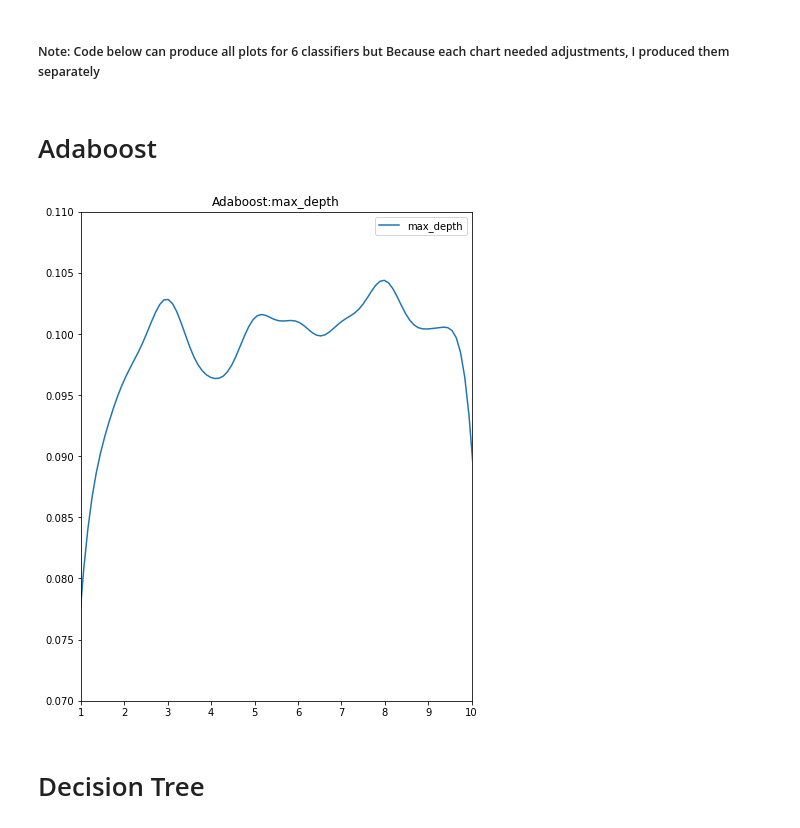
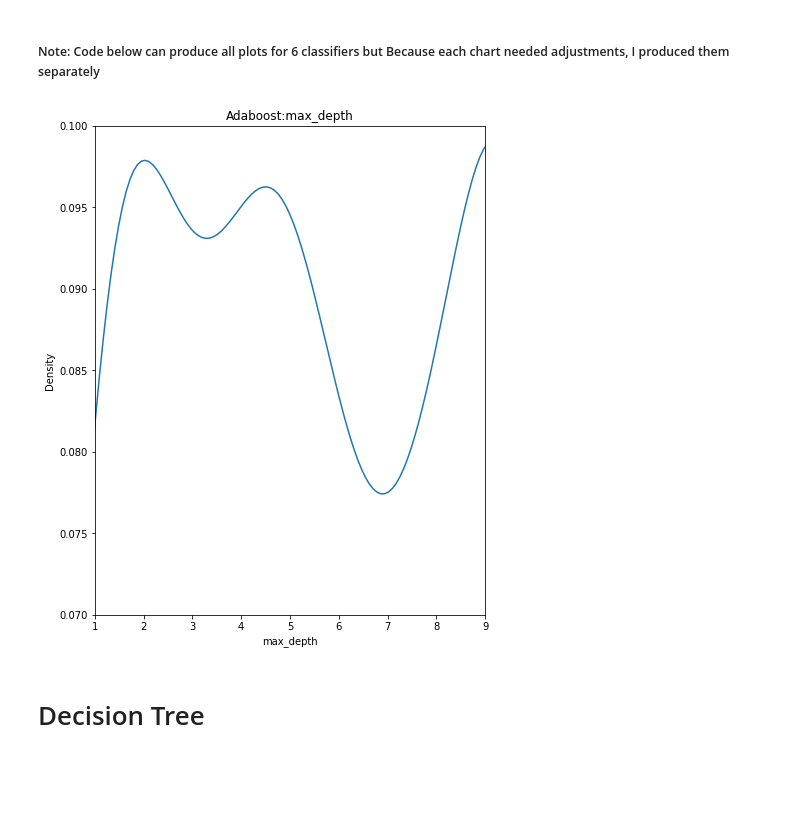
Before and after one commit to DataSystemsGroupUT/HyperParameterTunability, a Jupyter notebook: notebooks/create_KDE_Plots.ipynb, the cells around one changed output. Drawn from its saved outputs; the diff is of its cells as text; code cells hidden in the pictures; blank space fills up the shorter version.

Commit message:
Modified KDE plots by excuding auc=1

```diff
--- a/notebooks/create_KDE_Plots.ipynb
+++ b/notebooks/create_KDE_Plots.ipynb
@@ -32,10 +32,15 @@ def cls_kde_plot(file_path,cls,important_hyperparameter,x1,x2,y1,y2,b=0,kernel=N
 
     for item in df.dataset.unique():
 
-
         df_dataset=df.loc[df['dataset'] == item ]
         #max_auc=max(df_dataset["CV_auc"])
-        df_row=df_dataset.loc[df_dataset['CV_auc'] == max(df_dataset["CV_auc"]) ]
+        df_dataset=df_dataset[df_dataset['CV_auc']<1.0]
+        # df_dataset=df_dataset[df_dataset['CV_auc']>0.5]
+        if df_dataset.empty:
+            continue
+        else:
+            df_row=df_dataset.loc[df_dataset['CV_auc'] == max(df_dataset["CV_auc"]) ]
+        df_row=df_row.head(1)
         df_total = df_total.append(df_row)
 
     if kernel!= None:
@@ -64,12 +69,10 @@ def cls_kde_plot(file_path,cls,important_hyperparameter,x1,x2,y1,y2,b=0,kernel=N
         plt.savefig(f"../output_plots/{cls}_{important_hyperparameter}_{kernel}.png" )
     else:
         plt.savefig(f"../output_plots/{cls}_{important_hyperparameter}.png")
-# %% [markdown]
-#  Adaboost
 # %%
-cls_kde_plot("../PerformanceData/AB_results_total.csv","Adaboost","max_depth",1,10,0.07,0.11)
+cls_kde_plot("../PerformanceData/AB_results_total.csv","Adaboost","max_depth",1,9,0.07,0.1)
 # %% [output]
-[figure, old version]
+[figure, new version]
 # %% [markdown]
 # Decision Tree
 # %%
```
Also changed, not shown: parts of 7 cells of this notebook, 7 other files.
